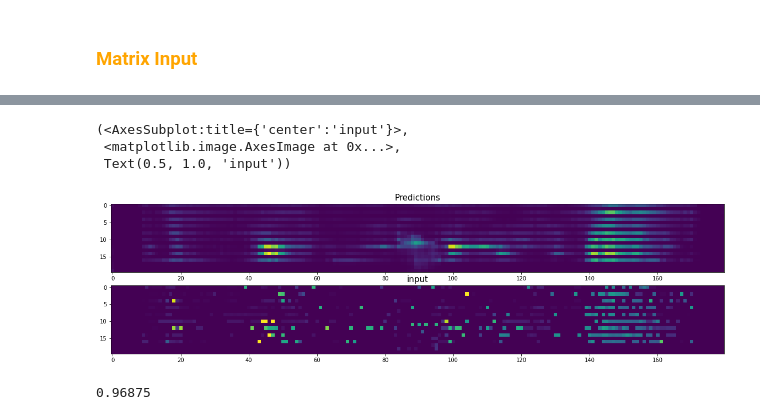
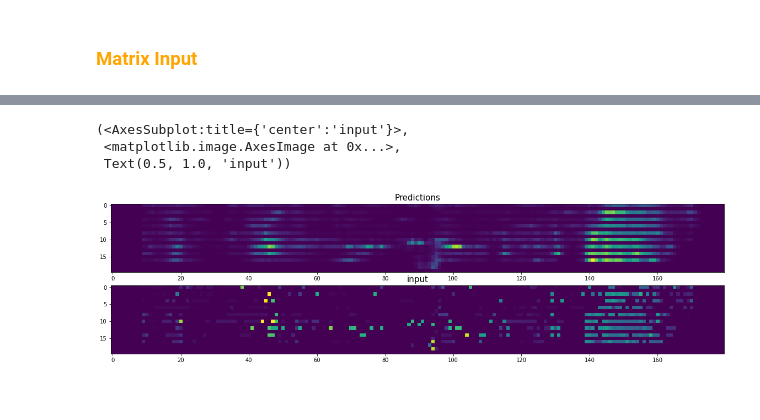
Before and after one commit to artinmajdi/PointCloud-Object-Detection-in-Autonomous-Driving, a Jupyter notebook: autoencoder.ipynb, the cells around one changed output, grey strips where cells are left out. Drawn from its saved outputs; the diff is of its cells as text; code cells hidden in the pictures.

```diff
--- a/autoencoder.ipynb
+++ b/autoencoder.ipynb
@@ -104,15 +109,12 @@ Epoch 20/20
 # %%
+sample_ix = 10
 channel = 1
+
 plt.figure(figsize=(20,5))
-
-plt.subplot(211), plt.imshow(loader.predictions[0,:,:,channel]), plt.title("Predictions", fontsize=15)
-plt.subplot(212), plt.imshow(loader.dataset[0,:,:,channel]), plt.title("input", fontsize=15)
+plt.subplot(211), plt.imshow(loader.predictions[sample_ix,:,:,channel]), plt.title("Predictions", fontsize=15)
+plt.subplot(212), plt.imshow(loader.dataset[sample_ix,:,:,channel]), plt.title("input", fontsize=15)
 # %% [output]
 (<AxesSubplot:title={'center':'input'}>,
  <matplotlib.image.AxesImage at 0x...>,
  Text(0.5, 1.0, 'input'))
-[figure, old version]
+[figure, new version]
-# %%
-loader.dataset[0,:,:,0].max()
-# %% [output]
-0.96875
```
Also changed, not shown: parts of 6 cells of this notebook, 1 other file.
